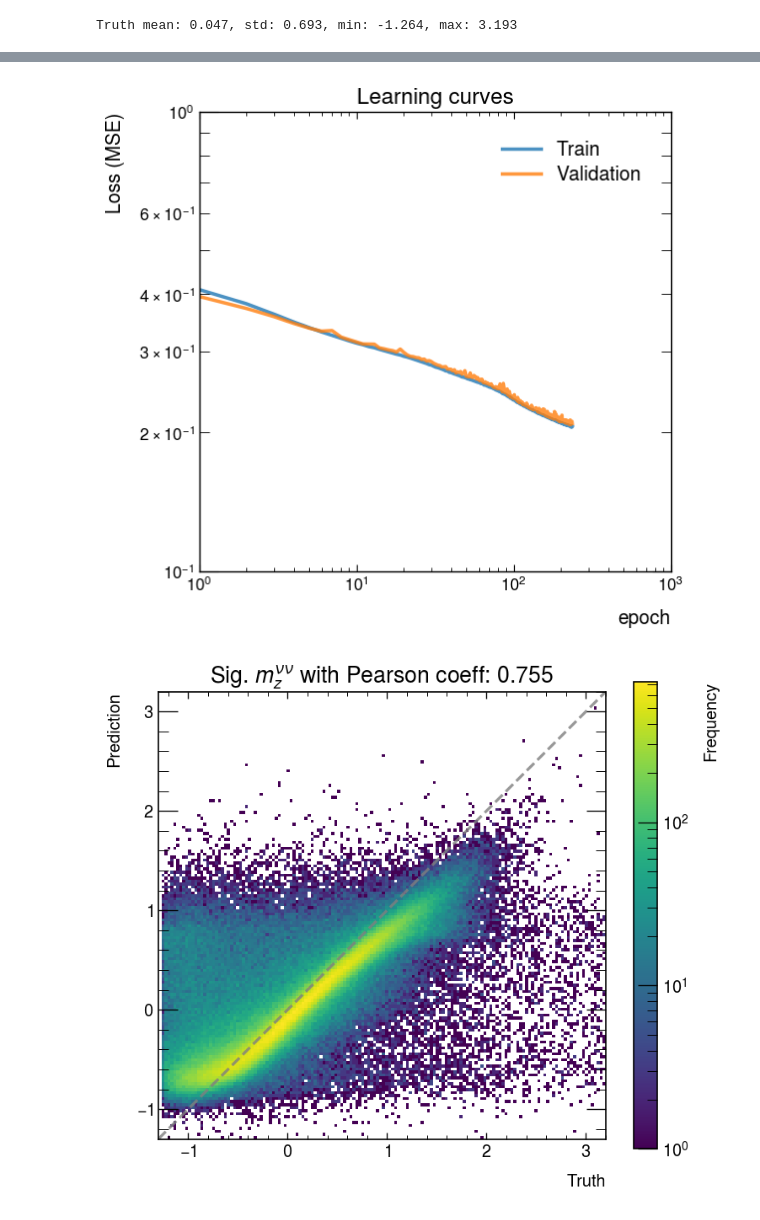
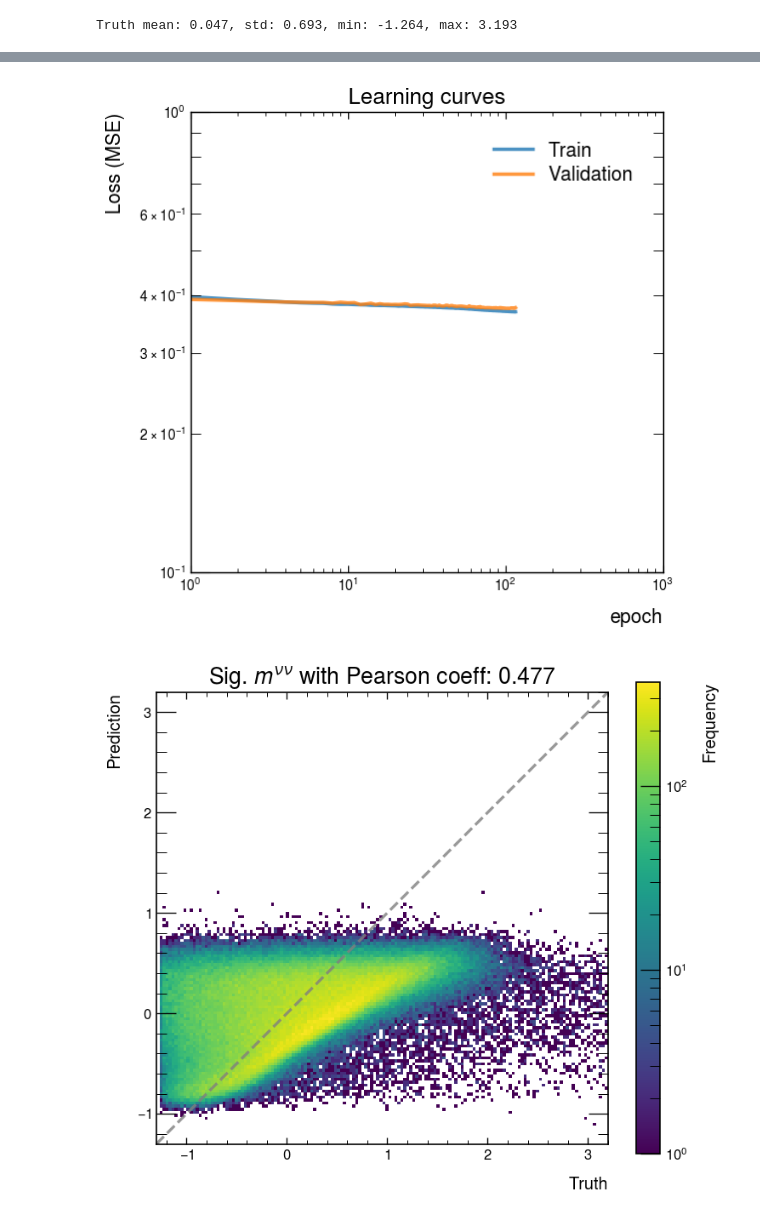
Before and after one commit to yygarypeng/QE-mls, a Jupyter notebook: DNN_modified_e.ipynb, the cells around one changed output, grey strips where cells are left out. Cells and saved outputs as stored; diff of their text form; code cells hidden in the pictures.

```diff
--- a/DNN_modified_e.ipynb
+++ b/DNN_modified_e.ipynb
@@ -83,12 +83,25 @@ dilep_kin = processor.process_dipart(data.LepP, data.LepM)
 # )
 # vx = 5 * pd.DataFrame({"vx": mt2 + 0.3 * np.sqrt(dilep_kin["m"])})
 # dilep_kin.iloc[:, 0:4]
+mt = pd.DataFrame(
+    {"mt": np.sqrt(np.sum(np.square(dilep_kin[["m", "px", "py"]]), axis=1))}
+)
+pta = pd.DataFrame(
+    {
+        "pta": np.sqrt(
+            np.square(lep_p["pt"])
+            + np.square(lep_m["pt"])
+            + np.square(MET["MET_px"])
+            + np.square(MET["MET_py"])
+        )
+    }
+)
 mask = (
     ~processor.process_dipart(data.NuP, data.NuM)[["m"]].isna().values.reshape(-1)
     * processor.process_dipart(data.NuP, data.NuM)[["m"]].values.reshape(-1) < 100
 ) & cut_pre
 
-obs_kin = pd.concat([MET.iloc[:, 1:3], lep_kin, processor.process_dipart(data.NuP, data.NuM)[["pz"]]], axis=1)[mask]
+obs_kin = pd.concat([MET.iloc[:, 1:3], lep_kin, pta, mt], axis=1)[mask]
 print("obs_kin shape:", obs_kin.shape)
 print(obs_kin.head(3))
 print()
@@ -421,10 +450,10 @@ range = [-1.3, 3.2]
 plot.plot_hist(
     [sig_truth[:, 0], sig_pred[:, 0]],
     [r"$m_{truth}^{\nu\nu}$", r"$m_{pred}^{\nu\nu}$"],
-    r"Sig. norm. $m^{\nu\nu}_{z}$"
+    r"Sig. norm. $m^{\nu\nu}$"
     + f" with RMSE: {np.sqrt(mean_squared_error(sig_truth[:,0], sig_pred[:,0])):.3f}",
     range=range,
-    xlabel=r"Norm. $m_{z}$ [unit]",
+    xlabel=r"Norm. $m$ [unit]",
 )
 
 plot.plot_loss_history(history, logx=True, logy=True)
@@ -432,7 +461,7 @@ plot.plot_loss_history(history, logx=True, logy=True)
 plot.plot_2d_histogram(
     sig_truth[:, 0],
     sig_pred[:, 0],
-    r"Sig. $m_{z}^{\nu\nu}$ "
+    r"Sig. $m^{\nu\nu}$ "
     + f"with Pearson coeff: {sp.stats.pearsonr(sig_truth[:,0], sig_pred[:,0])[0]:.3f}",
     range=range,
 )
@@ -441,5 +470,5 @@ plot.plot_2d_histogram(
-[figure, old version]
+[figure, new version]
-[figure, old version]
+[figure, new version]
 # %%
 # TODO
 # %%
```
Also changed, not shown: parts of 9 cells of this notebook, 13 other files.
